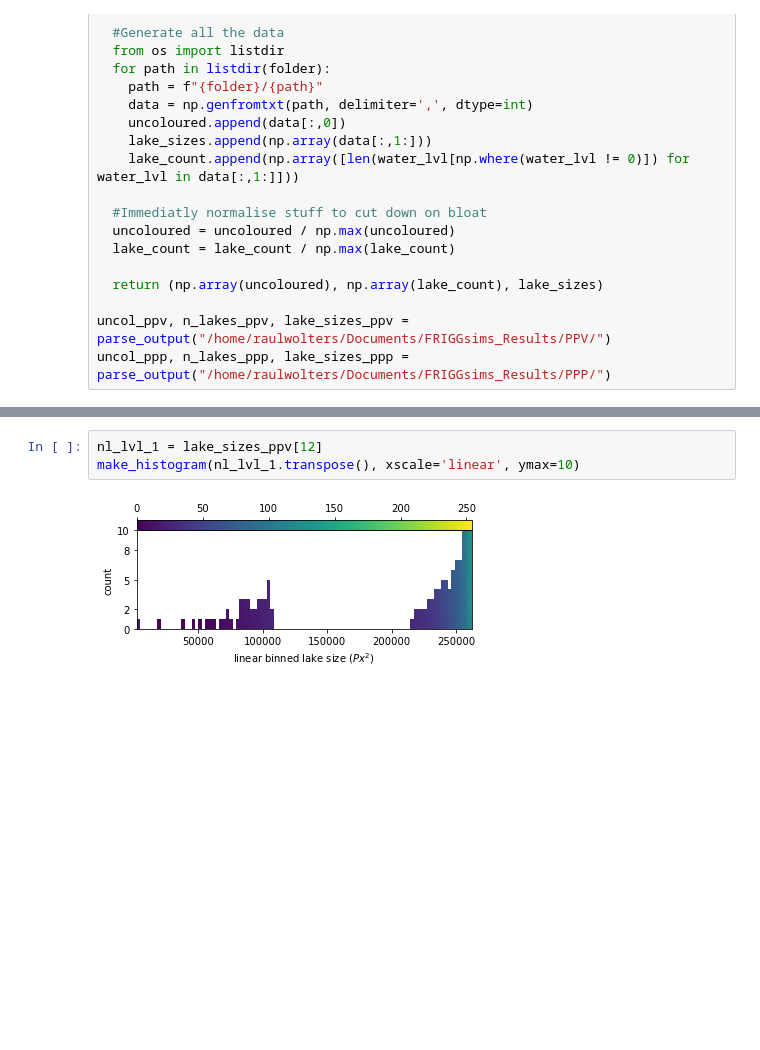
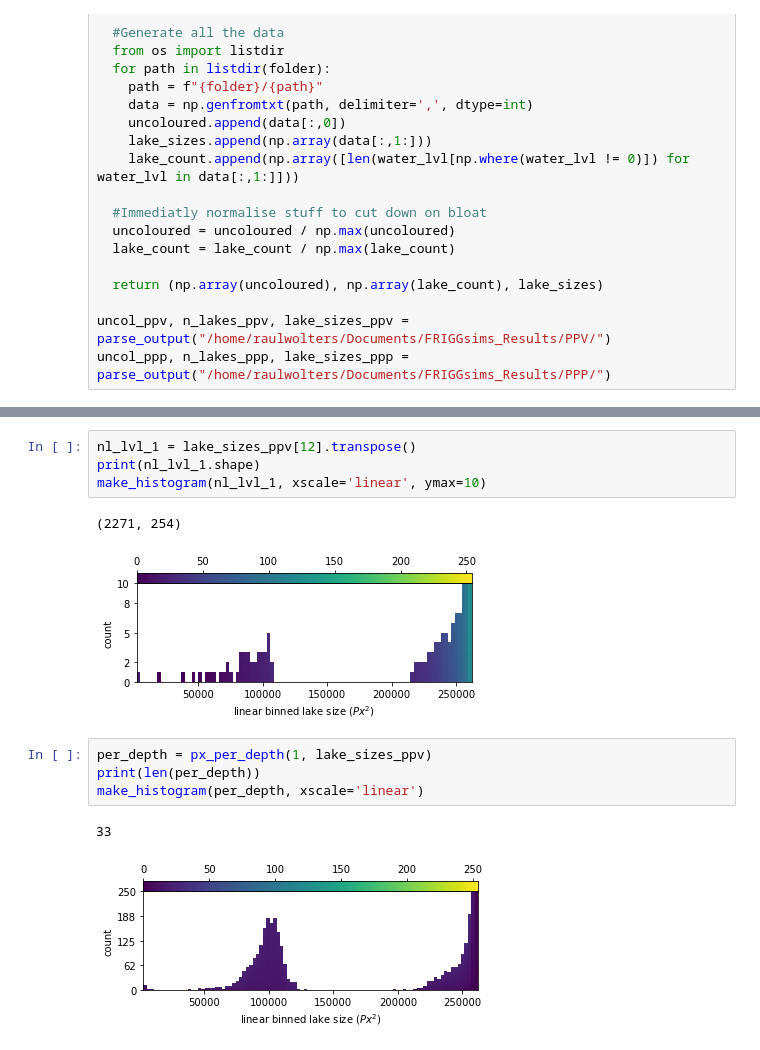
Before and after one commit to smups/wstest, a Jupyter notebook: analysis.ipynb, the cells around one changed output, grey strips where cells are left out. Drawn from its saved outputs; the diff is of its cells as text; blank space fills up the shorter version.

```diff
--- a/analysis.ipynb
+++ b/analysis.ipynb
@@ -80,8 +85,17 @@ def make_histogram(real_areas, xscale="log", yscale="linear", ymax=250):
   cax.xaxis.set_ticks_position('top')
   fig.show()
 # %%
-nl_lvl_1 = lake_sizes_ppv[12]
-make_histogram(nl_lvl_1.transpose(), xscale='linear', ymax=10)
+nl_lvl_1 = lake_sizes_ppv[12].transpose()
+print(nl_lvl_1.shape)
+make_histogram(nl_lvl_1, xscale='linear', ymax=10)
 # %% [output]
+(2271, 254)
 [figure]
+# %%
+per_depth = px_per_depth(1, lake_sizes_ppv)
+print(len(per_depth))
+make_histogram(per_depth, xscale='linear')
+# %% [output]
+33
+[figure, added]
 # %%
```
Also changed, not shown: parts of 4 cells of this notebook.
